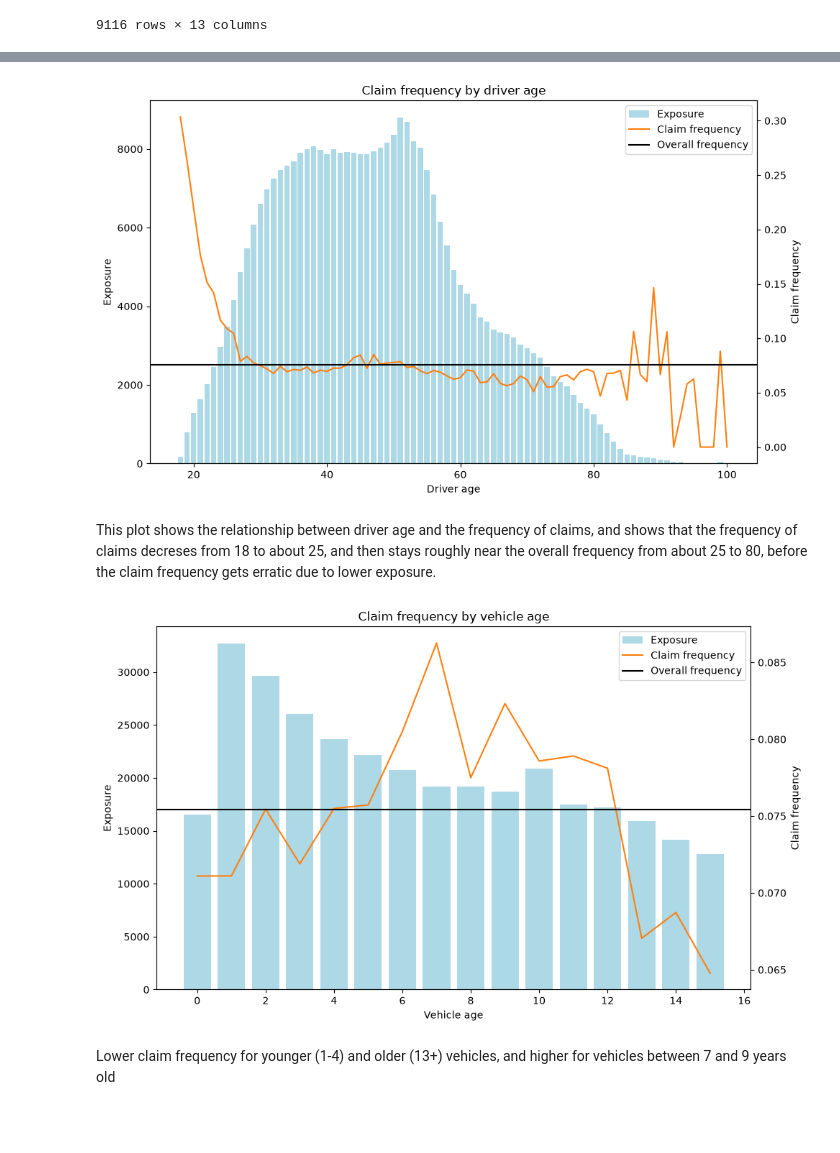
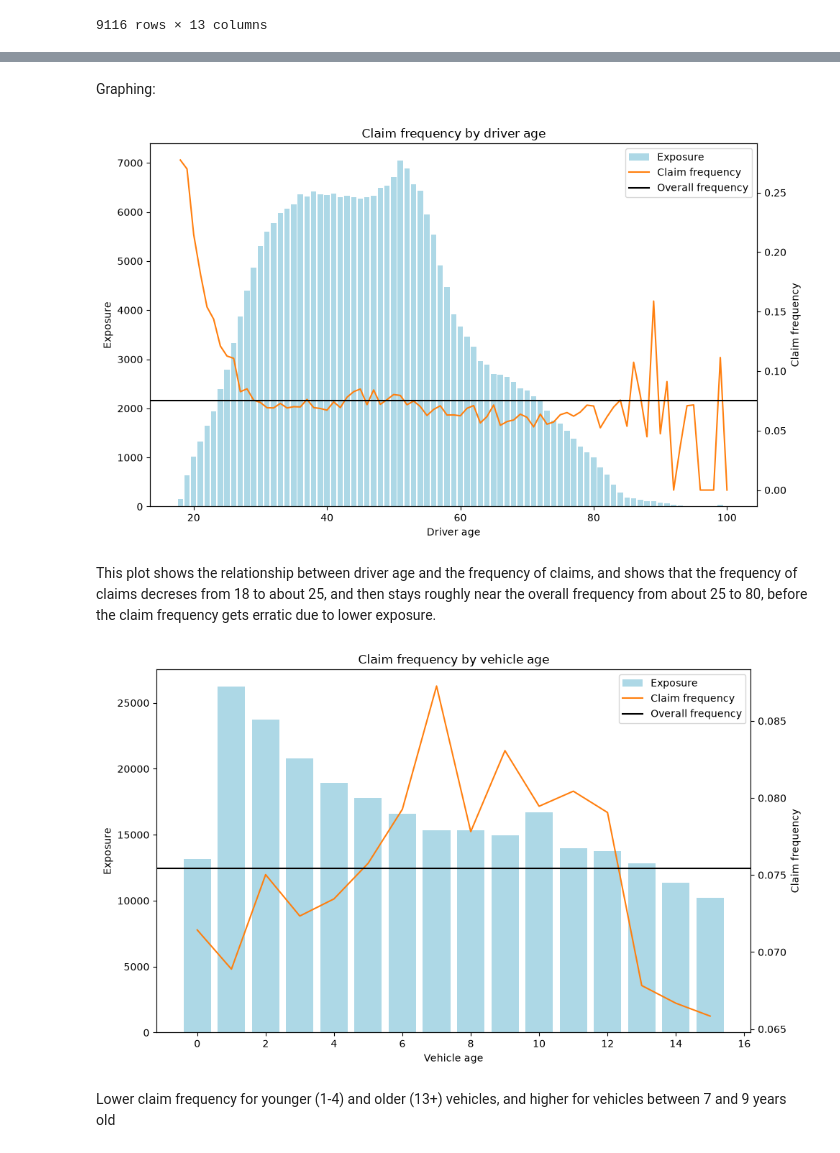
Before and after one commit to ollielloyd412/claims-modelling, a Jupyter notebook: notebooks/tableformatting.ipynb, the cells around one changed output, grey strips where cells are left out. Saved outputs shown, nothing was run; the diff lists cells and outputs as text; code cells hidden in the pictures; blank space fills up the shorter version.

Commit message:
Create train and test data and calculate deviance

```diff
--- a/notebooks/tableformatting.ipynb
+++ b/notebooks/tableformatting.ipynb
@@ -70,2 +72,13 @@ df.sort_values(by="BonusMalus")
 # %%
+from sklearn.model_selection import train_test_split
+from sklearn.metrics import mean_poisson_deviance
+
+train, test = train_test_split(df, test_size=0.2, random_state=0)  # splits the dataset into training and testing sets, with 20% of the data used for testing
+
+base_frequency = train["ClaimNb"].sum() / train["Exposure"].sum()  # calculates the baseline claim frequency for the training set
+
+train_deviance = mean_poisson_deviance((train["ClaimNb"] / train["Exposure"]), [base_frequency] * len(train), sample_weight = train["Exposure"])
+test_deviance = mean_poisson_deviance((test["ClaimNb"] / test["Exposure"]), [base_frequency] * len(test), sample_weight = test["Exposure"])  # calculates the mean Poisson deviance for the training and testing sets, using the baseline claim frequency as the predicted value
+
+print(train_deviance, test_deviance)  # prints the mean Poisson deviance for the training and testing sets
 # %% [output]
@@ -87,14 +86,16 @@ DrivAge
+# %% [markdown]
+Graphing:
 # %%
 from matplotlib import pyplot as plt
 
 by_age = (
-    df.groupby("DrivAge")
+    train.groupby("DrivAge")
       .agg(claims=("ClaimNb", "sum"), exposure=("Exposure", "sum"))
 )
 
 by_age["claim_frequency"] = by_age["claims"] / by_age["exposure"]
 
-overall_frequency = df["ClaimNb"].sum() / df["Exposure"].sum()
+overall_frequency = train["ClaimNb"].sum() / train["Exposure"].sum()
 
 fig, ax1 = plt.subplots(figsize=(10, 6))
 
@@ -116,38 +117,38 @@ plt.tight_layout()
 plt.savefig("../figures/claim_frequency_by_driver_age.png", dpi = 150)
 plt.show()
 # %% [output]
-[figure, old version]
+[figure, new version]
 # %% [markdown]
 This plot shows the relationship between driver age and the frequency of claims, and shows that the frequency of claims decreses from 18 to about 25, and then stays roughly near the overall frequency from about 25 to 80, before the claim frequency gets erratic due to lower exposure.
 # %%
 by_veh_age = (
-    df.groupby("VehAge")
+    train.groupby("VehAge")
       .agg(claims=("ClaimNb", "sum"), exposure=("Exposure", "sum"))
 )
 
 by_veh_age["claim_frequency"] = by_veh_age["claims"] / by_veh_age["exposure"]
 
 fig, ax1 = plt.subplots(figsize=(10, 6))
 
 ax1.bar(by_veh_age.index, by_veh_age["exposure"], color="lightblue", label="Exposure")
 ax1.set_xlabel("Vehicle age")
 ax1.set_ylabel("Exposure")
 
 ax2 = ax1.twinx()
 ax2.plot(by_veh_age.index, by_veh_age["claim_frequency"], color = "tab:orange", label = "Claim frequency")
 ax2.axhline(overall_frequency, color="black", label = "Overall frequency")
 ax2.set_ylabel("Claim frequency")
 ax1.set_title("Claim frequency by vehicle age")
 
 h1, l1 = ax1.get_legend_handles_labels()
 h2, l2 = ax2.get_legend_handles_labels()
 ax1.legend(h1 + h2, l1 + l2, loc="upper right")
 
 plt.tight_layout()
 plt.savefig("../figures/claim_frequency_by_vehicle_age.png", dpi = 150)
 plt.show()
 # %% [output]
-[figure, old version]
+[figure, new version]
 # %% [markdown]
 Lower claim frequency for younger (1-4) and older (13+) vehicles, and higher for vehicles between 7 and 9 years old
 # %%
```
Also changed, not shown: parts of 8 cells of this notebook, 5 other files.
